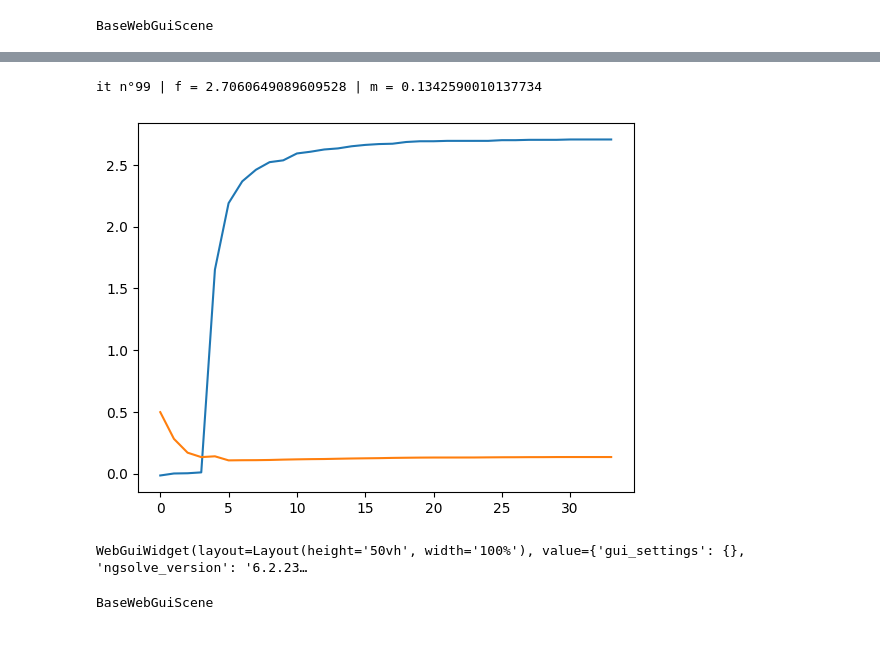
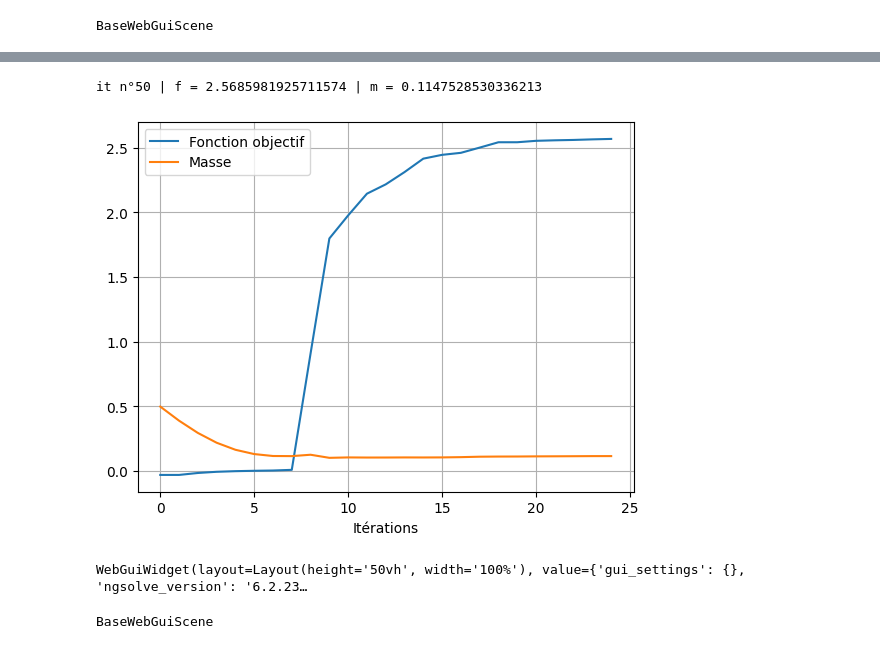
Before and after one commit to tcherrie/tutoriel_optimisation_topologique_GDR_SEEDS, a Jupyter notebook: 3-Optimisation topologique d'un transformateur.ipynb, the cells around one changed output, grey strips where cells are left out. Drawn from its saved outputs; the diff is of its cells as text; code cells hidden in the pictures.

```diff
--- a/3-Optimisation topologique d'un transformateur.ipynb
+++ b/3-Optimisation topologique d'un transformateur.ipynb
@@ -415,4 +415,7 @@ for n in range(nmax):
         alpha = alpha*1.2
         rho = rho_test
         rhoHistory.append(copy(rho))
+
+    if alpha < 1e-4:
+        break
 # %% [output]
@@ -444,7 +474,7 @@ def dmassdrho(rho):
 mass_target = 0.1
 alpha = 100  # pas initial
 nmax = 100 # nombre d'itérations de l'algorithme d'optimisation
-beta = 1e-1 # coefficient de pénalisation
+beta = 0.2 # coefficient de pénalisation
 
 rho0 = 0.5; # Valeur initiale du champ rho
 
@@ -460,12 +490,12 @@ rho.vec[:].FV().NumPy()[Omega0.vec[:].FV().NumPy()==1] = rho0
 objectiveHistory = [fObjectif(solveDirectState(rho2nu(rho))) - beta * (mass(rho) - mass_target)**2]
 massHistory = [mass(rho)]
 rhoHistory = [copy(rho)]
-rhoHistory = [copy(rho)]
 
 for n in range(nmax):
 
     directState = solveDirectState(rho2nu(rho))
     adjointState = solveAdjointState(rho2nu(rho))
+
     gradient = gradRho(directState,adjointState,dnuDrho(rho)) - 2* beta * dmassdrho(rho) * (mass(rho) - mass_target)
 
     rho_test = GridFunction(spaceRho)
@@ -476,7 +506,7 @@ for n in range(nmax):
 
     a_test = solveDirectState(rho2nu(rho_test))
 
-    objectiveHistory.append(fObjectif(a_test))
+    objectiveHistory.append(fObjectif(a_test)- beta * (mass(rho) - mass_target)**2)
     massHistory.append(mass(rho_test))
     clear_output(wait = True)
     print(f'it n°{n} | f = {objectiveHistory[-1]} | m = {massHistory[-1]}')
@@ -489,14 +519,19 @@ for n in range(nmax):
         alpha = alpha*1.2
         rho = rho_test
         rhoHistory.append(copy(rho))
+
+    if alpha < 1e-4:
+        break
 # %% [output]
-it n°99 | f = 2.7060649089609528 | m = 0.1342590010137734
+it n°50 | f = 2.5685981925711574 | m = 0.1147528530336213
 # %%
-plt.plot(objectiveHistory)
-plt.plot(massHistory)
+plt.plot(objectiveHistory,label = 'Fonction objectif')
+plt.plot(massHistory,label = 'Masse')
+plt.xlabel('Itérations')
+plt.grid() ; plt.legend()
 plt.show()
 Draw(rho)
 # %% [output]
-[figure, old version]
+[figure, new version]
 WebGuiWidget(layout=Layout(height='50vh', width='100%'), value={'gui_settings': {}, 'ngsolve_version': '6.2.23…
 BaseWebGuiScene
```
Also changed, not shown: parts of 13 cells of this notebook.
